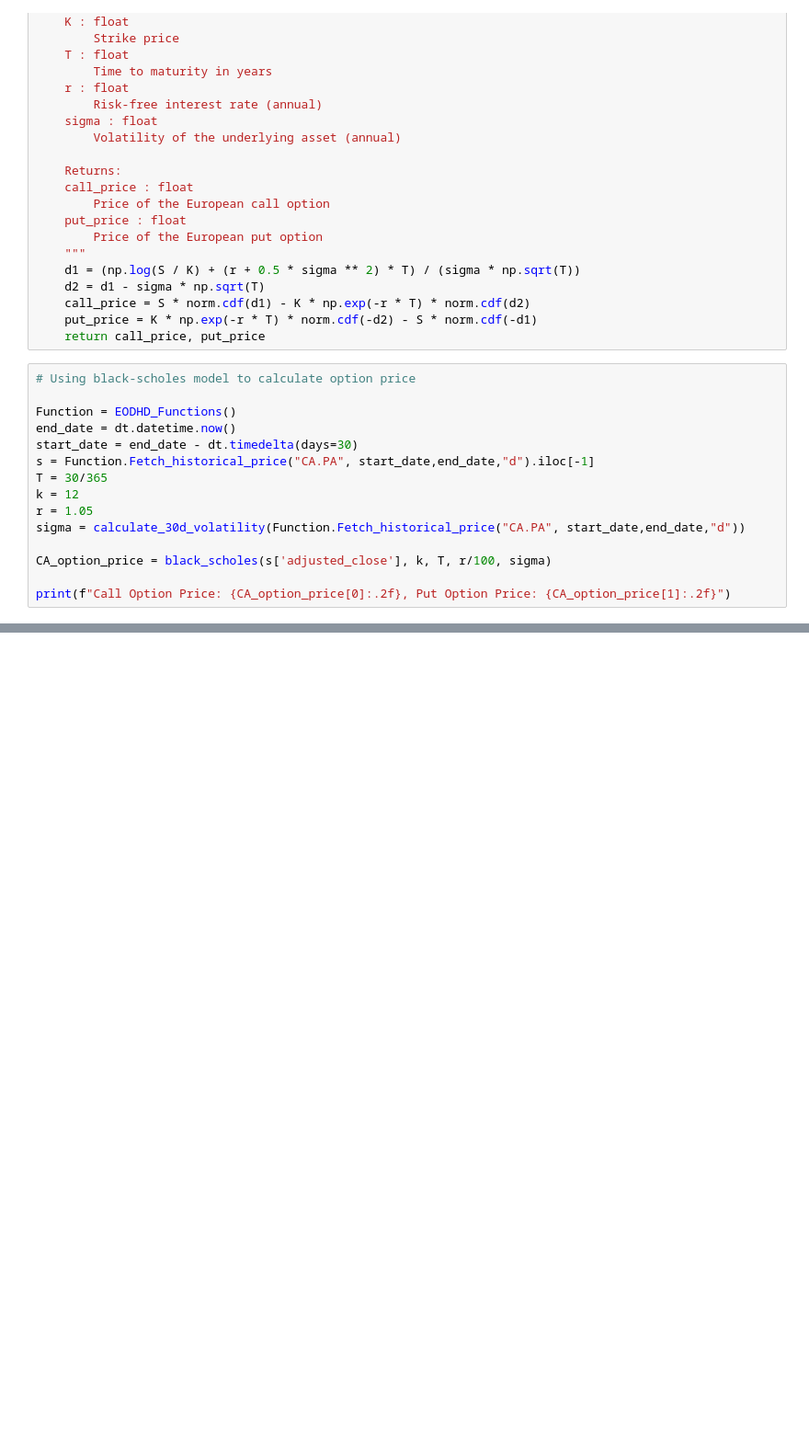
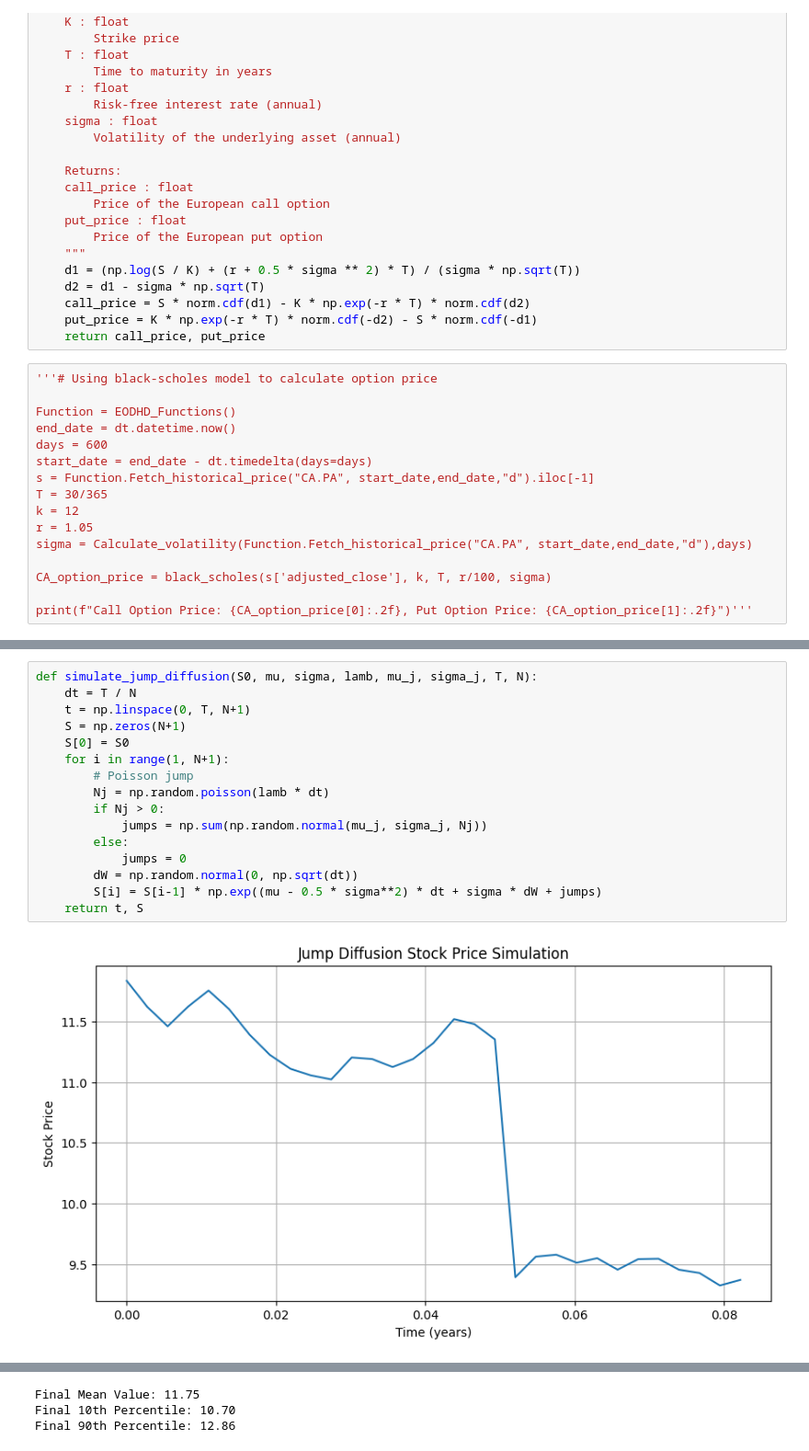
Before and after one commit to raviteja1608/Quant_research, a Jupyter notebook: Option_Pricing_Models.ipynb, the cells around one changed output, grey strips where cells are left out. Shown: that part at 92% size. Cells and saved outputs as stored; diff of their text form; blank space fills up the shorter version.

```diff
--- a/Option_Pricing_Models.ipynb
+++ b/Option_Pricing_Models.ipynb
@@ -62,18 +71,19 @@ def black_scholes(S, K, T, r, sigma):
     put_price = K * np.exp(-r * T) * norm.cdf(-d2) - S * norm.cdf(-d1)
     return call_price, put_price
 # %%
-# Using black-scholes model to calculate option price
+'''# Using black-scholes model to calculate option price
 
 Function = EODHD_Functions()
 end_date = dt.datetime.now()
-start_date = end_date - dt.timedelta(days=30)
+days = 600
+start_date = end_date - dt.timedelta(days=days)
 s = Function.Fetch_historical_price("CA.PA", start_date,end_date,"d").iloc[-1]
 T = 30/365
 k = 12
 r = 1.05
-sigma = calculate_30d_volatility(Function.Fetch_historical_price("CA.PA", start_date,end_date,"d"))
+sigma = Calculate_volatility(Function.Fetch_historical_price("CA.PA", start_date,end_date,"d"),days)
 
 CA_option_price = black_scholes(s['adjusted_close'], k, T, r/100, sigma)
 
-print(f"Call Option Price: {CA_option_price[0]:.2f}, Put Option Price: {CA_option_price[1]:.2f}")
+print(f"Call Option Price: {CA_option_price[0]:.2f}, Put Option Price: {CA_option_price[1]:.2f}")'''
 # %% [output]
@@ -80,0 +93,18 @@ Call Option Price: 0.37, Put Option Price: 0.53
+# %%
+def simulate_jump_diffusion(S0, mu, sigma, lamb, mu_j, sigma_j, T, N):
+    dt = T / N
+    t = np.linspace(0, T, N+1)
+    S = np.zeros(N+1)
+    S[0] = S0
+    for i in range(1, N+1):
+        # Poisson jump
+        Nj = np.random.poisson(lamb * dt)
+        if Nj > 0:
+            jumps = np.sum(np.random.normal(mu_j, sigma_j, Nj))
+        else:
+            jumps = 0
+        dW = np.random.normal(0, np.sqrt(dt))
+        S[i] = S[i-1] * np.exp((mu - 0.5 * sigma**2) * dt + sigma * dW + jumps)
+    return t, S
+# %% [output]
+[figure, added]
@@ -80,0 +112,3 @@ Call Option Price: 0.37, Put Option Price: 0.53
+Final Mean Value: 11.75
+Final 10th Percentile: 10.70
+Final 90th Percentile: 12.86
```
Also changed, not shown: parts of 6 cells of this notebook, 1 other file.
